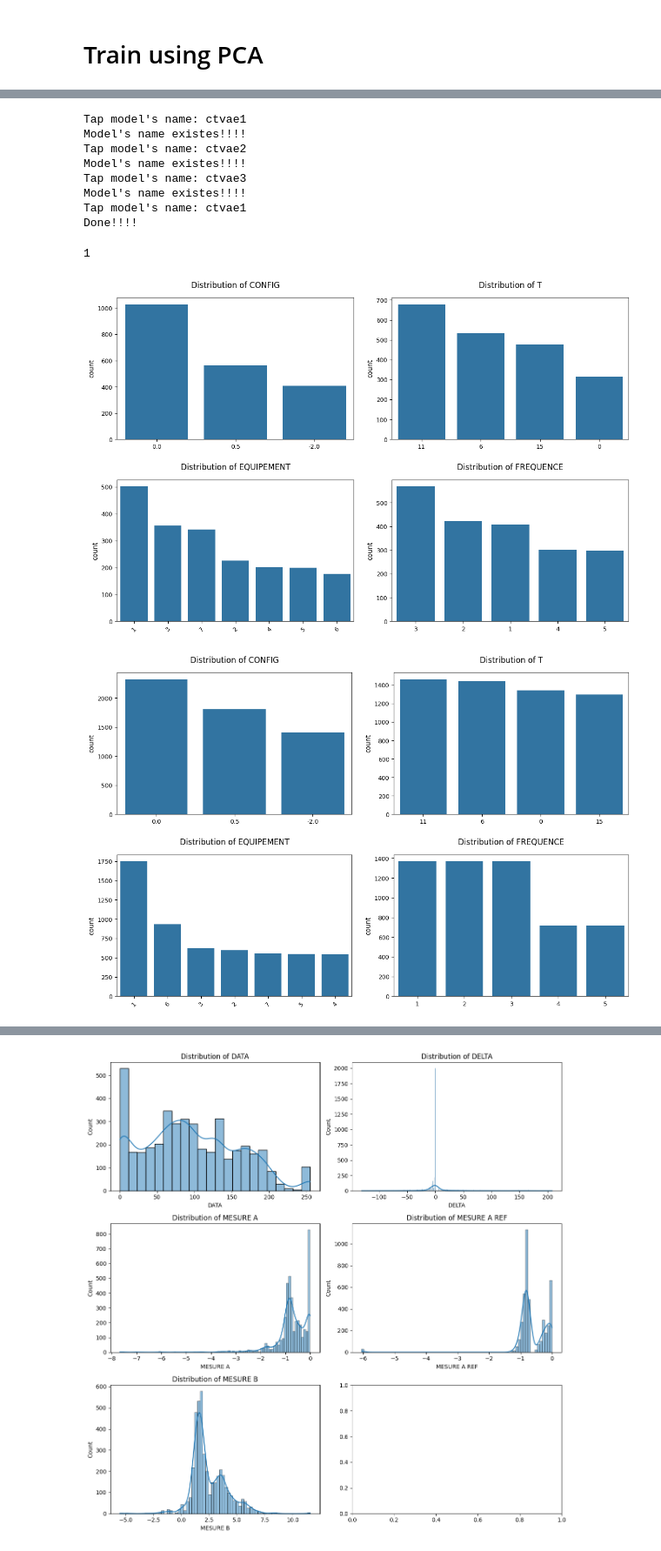
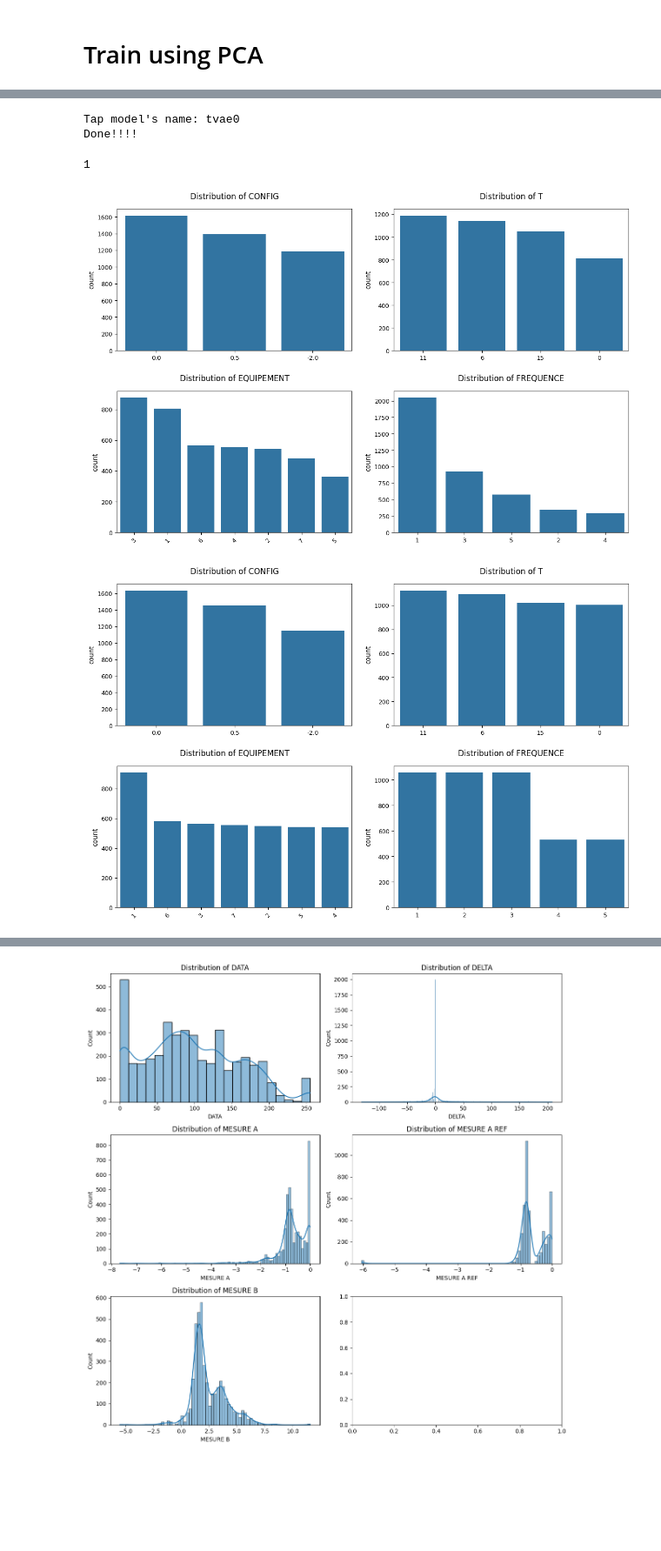
Before and after one commit to Anhquannnnnn/Data-Augmentation, a Jupyter notebook: TVAE.ipynb, the cells around one changed output, grey strips where cells are left out. Shown at 87% size. Drawn from its saved outputs; the diff is of its cells as text; code cells hidden in the pictures; blank space fills up the shorter version.

```diff
--- a/TVAE.ipynb
+++ b/TVAE.ipynb
@@ -21,6 +24,8 @@ import os
 The autoreload extension is already loaded. To reload it, use:
   %reload_ext autoreload
 # %%
+def date_et_temps_utc():
+    return datetime.now(timezone.utc).strftime("%Y-%m-%d %H:%M:%S %Z")
 class Encoder(Module):
     def __init__(self, data_dim, compress_dims, latent_dim):
         super().__init__()
@@ -122,9 +127,9 @@ class TVAE():
 
         self._device = torch.device(device)
 
-    def fit(self, train_data, discrete_columns=(), val_split=0.2, early_stopping_patience=20, early_stopping_delta=0.001, lr = 0.001, patience_beta = None, project = "Data Augmentation - CTVAE"):
+    def fit(self, train_data, discrete_columns=(), val_split=0.2, early_stopping_patience=20, early_stopping_delta=0.001, lr = 0.001, patience_beta = None, project = "Data Augmentation"):
         if self.track:
-            wandb.init(project=project, name="CTVAE", config={
+            wandb.init(project=project, name=date_et_temps_utc(), config={
                 "latent_dim": self.latent_dim,
                 "compress_dims": self.compress_dims,
                 "decompress_dims": self.decompress_dims,
@@ -364,7 +369,8 @@ param_cols = cat_cols +num_cols
 preprocessor = DataPreprocessor(
         categorical_cols=cat_cols,
         numerical_cols=num_cols)
-cleaned_data, cleaned_output = preprocessor.preprocess(data, cut  = False)
+cleaned_data, cleaned_output = preprocessor.preprocess(data, cut  = True)
+n_data = cleaned_data.shape[0]
 # %%
 analyzer = DataAnalyzer(cleaned_data, numeric_columns = num_cols, categorical_columns= cat_cols)
 cat_plot = analyzer.plot_distributions_cat()
@@ -381,5 +387,5 @@ Information kept: 99.999279488%
 # %%
-tvae_pca = TVAE(compress_dims= (512,256), decompress_dims= (256,512),latent_dim=256,track= True, verbose= True, loss_factor= 0.1,batch_size=300, epochs= 1000)
+tvae_pca = TVAE(compress_dims= (512,256), decompress_dims= (256,512),latent_dim=256,track= True, verbose= True, loss_factor= 0.3,batch_size=300, epochs= 1000)
 tvae_pca.fit(train_data= trainable_data_pca, discrete_columns= param_cols, lr= 0.01, project="TVAE_PCA")
 # %% [output]
 Tracking run with wandb version 0.19.6
@@ -432,31 +438,25 @@ Find logs at: .\wandb\run-20250506_012942-bki2624v\logs
-# %%
-ctvae.save()
-# %% [output]
-Tap model's name: ctvae1
-Model's name existes!!!!
-Tap model's name: ctvae2
-Model's name existes!!!!
-Tap model's name: ctvae3
-Model's name existes!!!!
-Tap model's name: ctvae1
-Done!!!!
-1
+# %%
+tvae_pca.save()
+# %% [output]
+Tap model's name: tvae0
+Done!!!!
+1
 # %%
-n = 2000
+n = n_data
 synthetic_data = tvae_pca.sample(n)
 output = pd.DataFrame(synthetic_data.iloc[:,9:])
 output_inverse = pca.inverse_transform([synthetic_data.iloc[:,9:]])
 output_inverse = pd.DataFrame(output_inverse[0], columns=[f'OUTPUT_{i}' for i in range(101 - output_inverse.shape[2], 101)])
-synthetic_data = pd.concat([synthetic_data.iloc[:,:9], output_inverse], axis=1)
+synthetic_data_pca = pd.concat([synthetic_data.iloc[:,:9], output_inverse], axis=1)
 
-analyzer_pca = DataAnalyzer(synthetic_data, numeric_columns = num_cols, categorical_columns= cat_cols)
+analyzer_pca = DataAnalyzer(synthetic_data_pca, numeric_columns = num_cols, categorical_columns= cat_cols)
 cat_plot_pca = analyzer_pca.plot_distributions_cat()
 # %% [output]
-[figure, old version]
+[figure, new version]
 # %%
 cat_plot
 # %% [output]
-[figure, old version]
+[figure, new version]
 # %%
 dis_plot_pca = analyzer_pca.plot_distributions()
 # %% [output]
```
Also changed, not shown: parts of 27 cells of this notebook, 10 other files.
